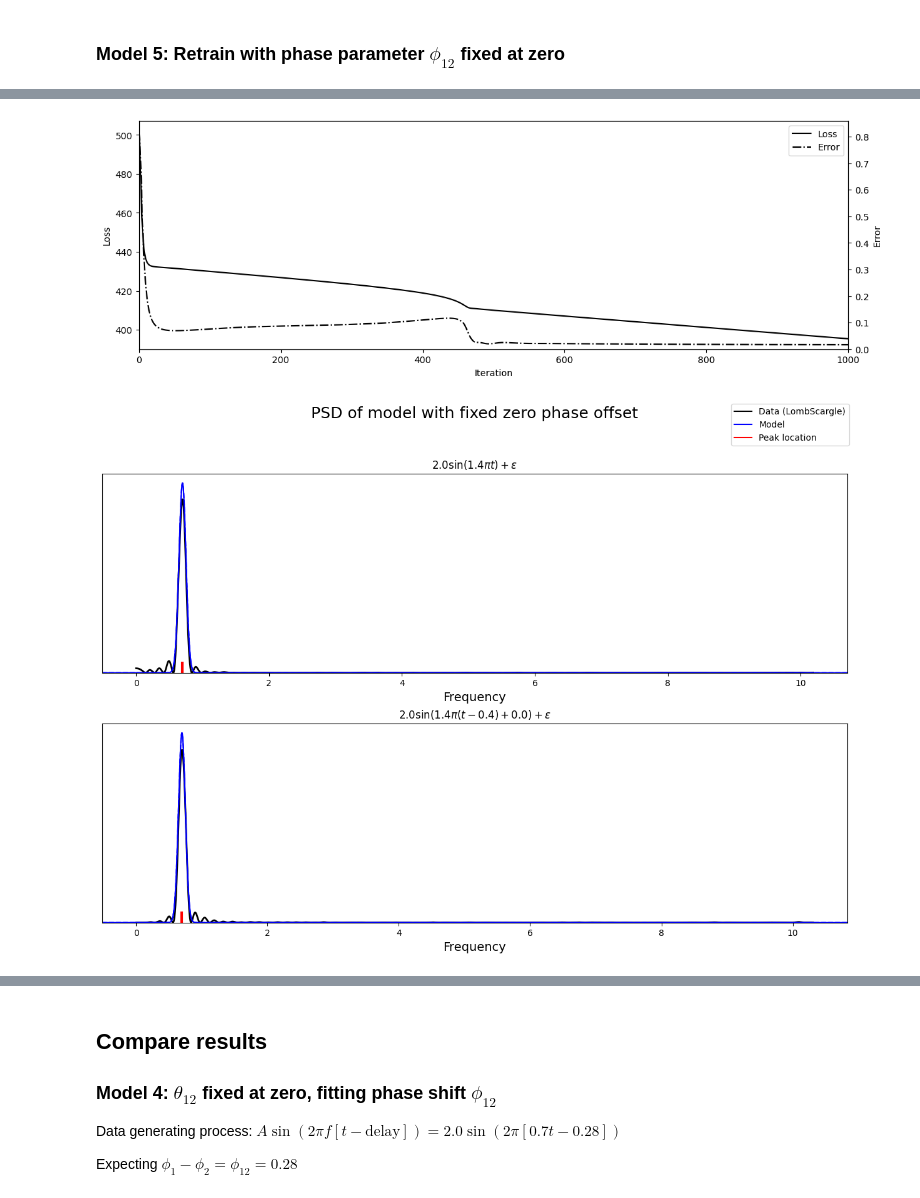
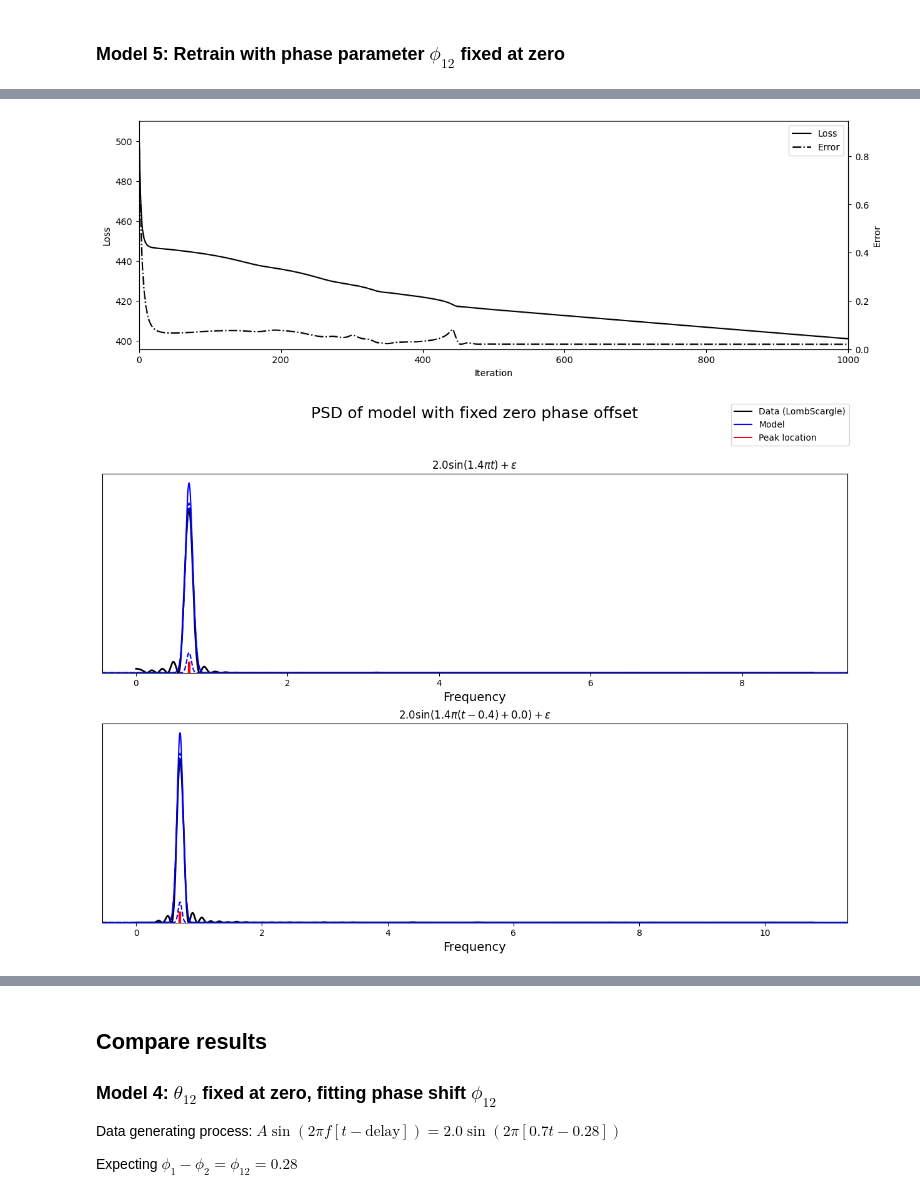
Before and after one commit to shihchingfu/mogptk-examples, a Jupyter notebook: two-band-sinusoid-example.ipynb, the cells around one changed output, grey strips where cells are left out. Saved outputs shown, nothing was run; the diff lists cells and outputs as text; code cells hidden in the pictures.

```diff
--- a/two-band-sinusoid-example.ipynb
+++ b/two-band-sinusoid-example.ipynb
@@ -9,6 +9,9 @@ import numpy as np
 import matplotlib.pyplot as plt
 
 #torch.manual_seed(0);
+
+num_components = 2
+num_bands = 2
 # %% [markdown]
 The MOSM kernel has the form (Definition 5; Parra & Tobar 2017):
 
@@ -98,8 +101,8 @@ f2 = amplitude * np.sin(omega * (t - delay) + phase)
 y2 = f2 + noise_sigma*np.random.normal(size=len(t))
 
 dataset1 = mogptk.DataSet(
-    mogptk.Data(t, y1, name=rf'${amplitude} \sin({2*frequency}\pi t) + \varepsilon$'),
-    mogptk.Data(t, y2, name=rf'${amplitude} \sin({2*frequency}\pi (t - {delay}) + {phase}) + \varepsilon$')
+    mogptk.Data(X=t, Y=y1, name=rf'${amplitude} \sin({2*frequency}\pi t) + \varepsilon$'),
+    mogptk.Data(X=t, Y=y2, name=rf'${amplitude} \sin({2*frequency}\pi (t - {delay}) + {phase}) + \varepsilon$')
 )
 
 dataset1[0].set_function(lambda t: amplitude * np.sin(omega * t) )
@@ -217,8 +221,8 @@ Optimization finished in 9.156 seconds
 # %% [markdown]
 ### Model 5: Retrain with phase parameter $\phi_{12}$ fixed at zero
 # %%
-model5 = mogptk.MOSM(dataset1, Q=1)
-model5.gpr.kernel.phase.assign(np.zeros((2,1)), lower=0, upper=0, train=False)
+model5 = mogptk.MOSM(dataset1, Q=num_components)
+model5.gpr.kernel.phase.assign(np.zeros((num_bands, num_components)), lower=0, upper=0, train=False)
 model5.init_parameters(method='LS', iters=500)
 model5.train(method='Adam', iters=1000, plot=True, error='MAE', verbose=True);
 model5.plot_spectrum(title='PSD of model with fixed zero phase offset');
@@ -238,2 +243,2 @@ Optimization finished in 7.792 seconds
-[figure, old version]
+[figure, new version]
-[figure, old version]
+[figure, new version]
```
Also changed, not shown: parts of 13 cells of this notebook.
